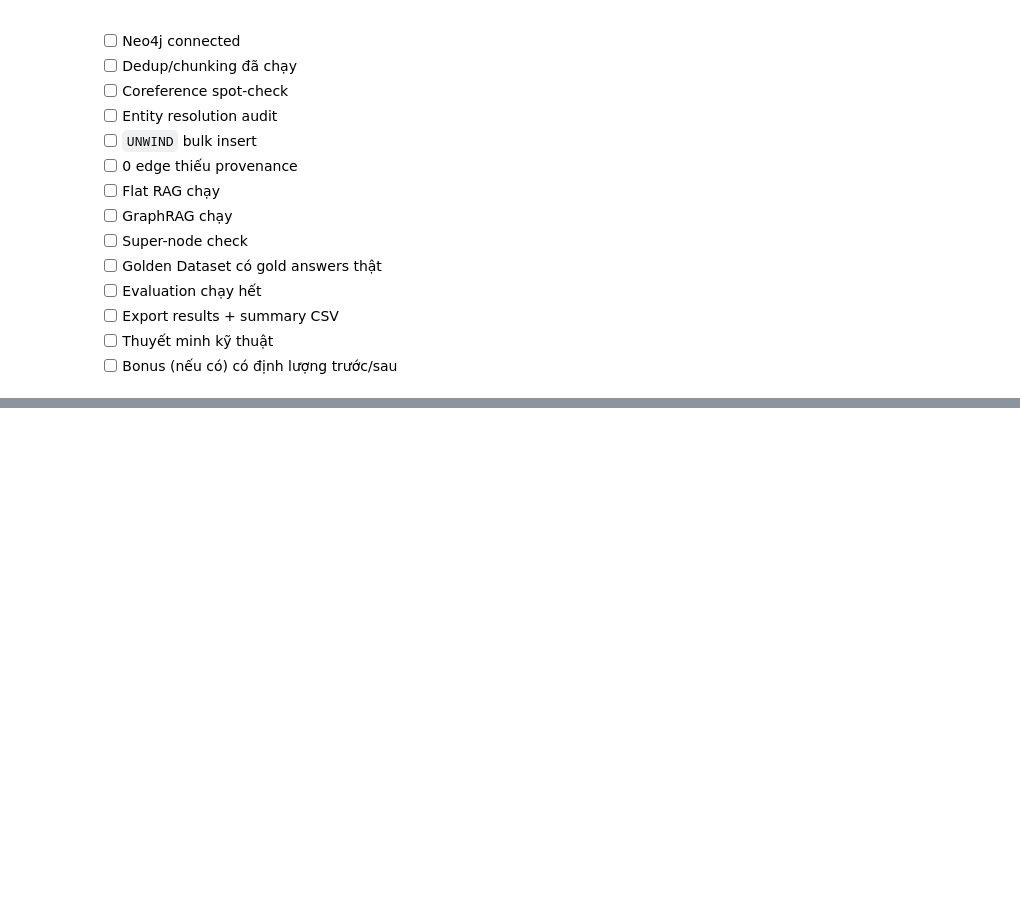
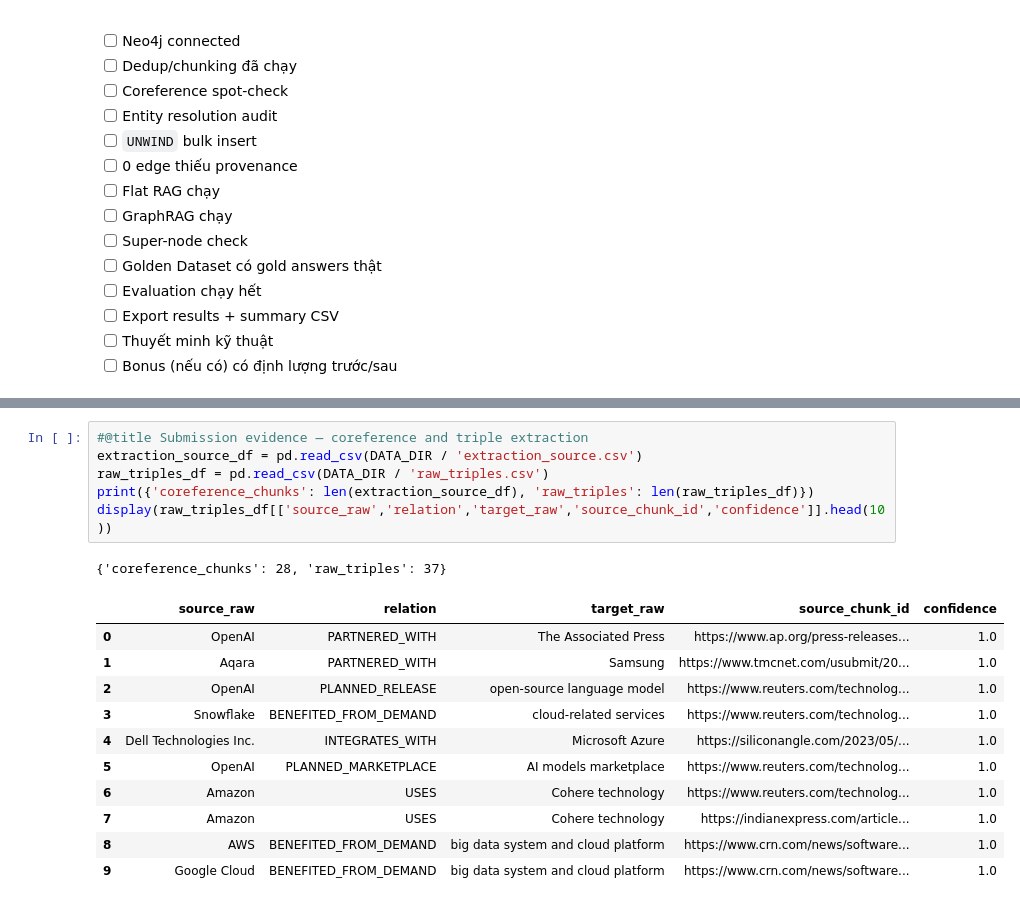
Before and after one commit to quangdao2k5/Day19-2A202601014-DaoKieuThinhQuang, a Jupyter notebook: Day19_GraphRAG_vs_FlatRAG_Production_Lab_Guide.ipynb, the cells around one changed output, grey strips where cells are left out. Drawn from its saved outputs; the diff is of its cells as text; blank space fills up the shorter version.

```diff
--- a/Day19_GraphRAG_vs_FlatRAG_Production_Lab_Guide.ipynb
+++ b/Day19_GraphRAG_vs_FlatRAG_Production_Lab_Guide.ipynb
@@ -1580,0 +1593,19 @@ def self_correcting_context(question):
+# %%
+#@title Submission evidence — coreference and triple extraction
+extraction_source_df = pd.read_csv(DATA_DIR / 'extraction_source.csv')
+raw_triples_df = pd.read_csv(DATA_DIR / 'raw_triples.csv')
+print({'coreference_chunks': len(extraction_source_df), 'raw_triples': len(raw_triples_df)})
+display(raw_triples_df[['source_raw','relation','target_raw','source_chunk_id','confidence']].head(10))
+# %% [output]
+{'coreference_chunks': 28, 'raw_triples': 37}
+|  | source_raw | relation | target_raw | source_chunk_id | confidence |
+| 0 | OpenAI | PARTNERED_WITH | The Associated Press | https://www.ap.org/press-releases... | 1.0 |
+| 1 | Aqara | PARTNERED_WITH | Samsung | https://www.tmcnet.com/usubmit/20... | 1.0 |
+| 2 | OpenAI | PLANNED_RELEASE | open-source language model | https://www.reuters.com/technolog... | 1.0 |
+| 3 | Snowflake | BENEFITED_FROM_DEMAND | cloud-related services | https://www.reuters.com/technolog... | 1.0 |
+| 4 | Dell Technologies Inc. | INTEGRATES_WITH | Microsoft Azure | https://siliconangle.com/2023/05/... | 1.0 |
+| 5 | OpenAI | PLANNED_MARKETPLACE | AI models marketplace | https://www.reuters.com/technolog... | 1.0 |
+| 6 | Amazon | USES | Cohere technology | https://www.reuters.com/technolog... | 1.0 |
+| 7 | Amazon | USES | Cohere technology | https://indianexpress.com/article... | 1.0 |
+| 8 | AWS | BENEFITED_FROM_DEMAND | big data system and cloud platform | https://www.crn.com/news/software... | 1.0 |
+| 9 | Google Cloud | BENEFITED_FROM_DEMAND | big data system and cloud platform | https://www.crn.com/news/software... | 1.0 |
```
Also changed, not shown: parts of 7 cells of this notebook, 1 other file.
